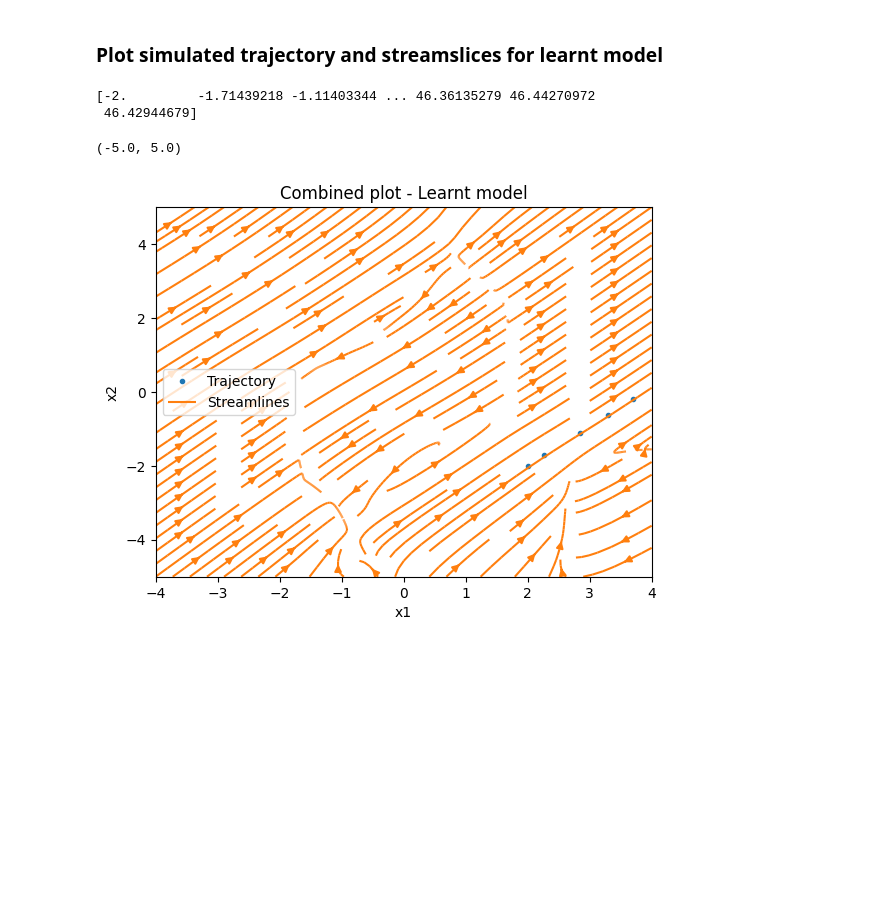
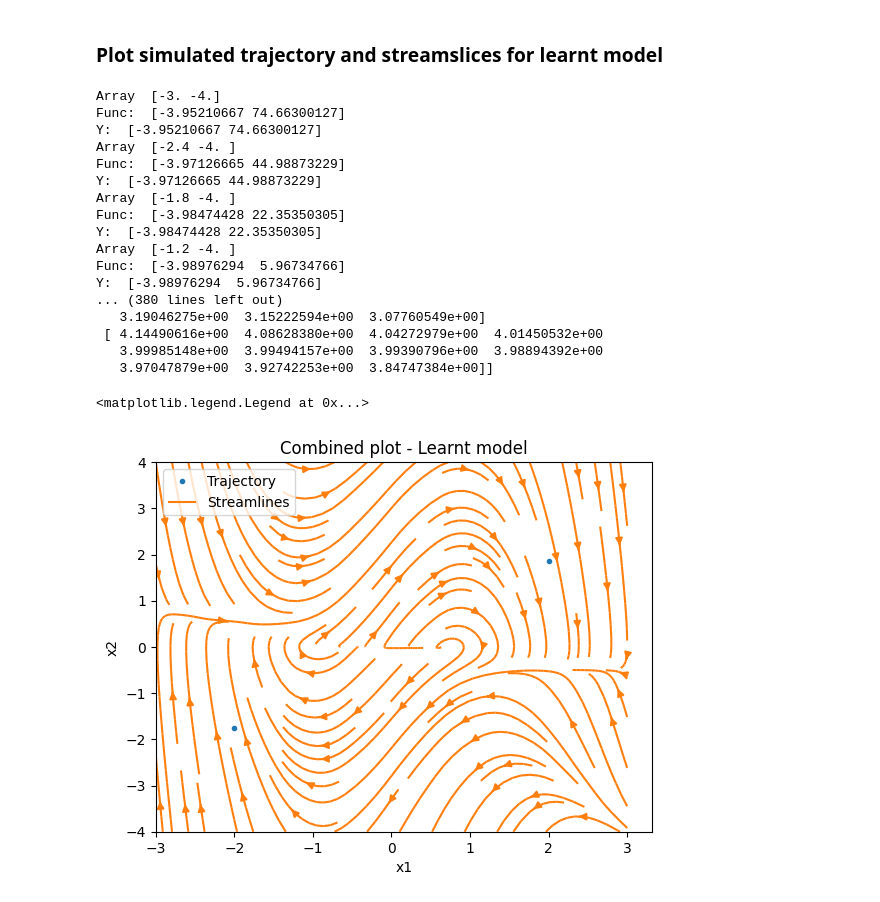
Before and after one commit to helenatp/prosjektoppgaveTPK4560, a Jupyter notebook: src/oscillator_with_rff.ipynb, the cells around one changed output. Cells and saved outputs as stored; diff of their text form; code cells hidden in the pictures; blank space fills up the shorter version.

Commit message:
u-learnt and v-learnt works

```diff
--- a/src/oscillator_with_rff.ipynb
+++ b/src/oscillator_with_rff.ipynb
@@ -197,28 +200,33 @@ def psi_vector(x, w, b, m):
     return np.array(psi_vector)
 
 def capital_psi(x, w, b, m, dim):
-    psi = psi_vector(x,w,b,m)
+    psi = psi_vector(x, w, b, m)
     return np.kron(psi, np.eye(dim))
-
 
 def phi(x, w, b, n, m, dim):
     phi = np.zeros((dim*n, dim*m))
-    print(phi.shape)
     for i in range(0, n):
         psi = capital_psi(x[:,i], w, b, m, dim)
-        phi[dim*i] = psi[0].T
-        phi[dim*i+1] = psi[1].T
+        phi[dim*i] = psi[0]
+        phi[dim*i+1] = psi[1]
+    print("Phi: ", phi)
+    print("Shape: ", phi.shape)
     return phi
 
 def alpha_approx(x_vector, y, dim, m, lam, n):
     phi_ = phi(x_vector, w, b, n, m, dim)
-    print(phi_.shape)
     alpha_inv_part = np.linalg.inv(phi_.T @ phi_ + lam*np.eye(dim*m))
-    y_reshaped = np.reshape(y, (-1,1))
+    y_reshaped = np.array(np.ravel([y[0], y[1]], 'F')) # Viktig!
     alpha = alpha_inv_part @ (phi_.T @ y_reshaped)
     return alpha
 # %%
+x_train = x[:, data_series_start:data_series_end+1]
+y_train = y[:, data_series_start:data_series_end+1]
+num_of_points = x_train.shape[1]
+dim_of_function = y_train.shape[0]
+
 # Get alphas (coefficient vectors)
 lambda_ = 0.000001 # regularization parameter lamda
 alpha_array_rff = alpha_approx(x_train, y_train, dim_of_function, num_of_samples, lambda_, num_of_points)
+phi_ = phi(x_train, w, b, num_of_points, num_of_samples, dim_of_function)
 # %% [output]
@@ -227,5 +250,5 @@ alpha_array_rff = alpha_approx(x_train, y_train, dim_of_function, num_of_samples
 # %%
-# Create callable function for learnt dynamics (straight from working note)
 def learnt_model(t, x):
     func = capital_psi(x, w, b, num_of_samples, dim_of_function) @ alpha_array_rff
-    return func.T
+    print("Func: ", func)
+    return func
@@ -233,13 +258,15 @@ def learnt_model(t, x):
 ### Simulation paramters
 # %%
 init_time = 0
-end_time = 50
+end_time = 10
 timespan = np.array([init_time, end_time])
 init_condition = np.array(([2, -2]))
 
 print(init_condition.shape)
 
 # Solve diff. equations using learnt model with solve_ivp
+#data_series = solve_ivp(learnt_model, timespan, init_condition).y
 data_series = solve_ivp(learnt_model, timespan, init_condition).y
+print(data_series)
 # %% [output]
 (2,)
@@ -248,26 +291,45 @@ data_series = solve_ivp(learnt_model, timespan, init_condition).y
 # %%
 u_learnt = np.zeros(X1.shape)
 v_learnt = np.zeros(X1.shape)
 
+# Create callable function for learnt dynamics (straight from working note)
+
 # for loop to get the velocity at each point witht the learnt model
 for (i,j), value in np.ndenumerate(X1):
 
+    print("Array ", np.array([value, X2[i, j]]))
     # get velocities at each point
     Y_prime = learnt_model(t, np.array([value, X2[i, j]]))
-    u_learnt[i,j] = Y_prime[:,0]
-    v_learnt[i,j] = Y_prime[:,1]
+    print("Y: ", Y_prime)
+    u_learnt[i,j] = Y_prime[0]
+    v_learnt[i,j] = Y_prime[1]
+
+print("U ", u_learnt)
 
 plt.figure()
 plt.title('Combined plot - Learnt model')
-plt.plot(data_series[0, :], data_series[1, :], '.', linewidth=1)
+plt.plot(data_series[:, 0], data_series[:, 1], '.', linewidth=1)
 plt.streamplot(X1, X2, u_learnt, v_learnt)
 plt.xlabel('x1')
 plt.ylabel('x2')
 plt.legend(['Trajectory', 'Streamlines'])
-plt.xlim([lower_bound_x1, upper_bound_x1])
-plt.ylim([lower_bound_x2, upper_bound_x2])
 # %% [output]
-[-2.         -1.71439218 -1.11403344 ... 46.36135279 46.44270972
- 46.42944679]
+Array  [-3. -4.]
+Func:  [-3.95210667 74.66300127]
+Y:  [-3.95210667 74.66300127]
+Array  [-2.4 -4. ]
+Func:  [-3.97126665 44.98873229]
+Y:  [-3.97126665 44.98873229]
+Array  [-1.8 -4. ]
+Func:  [-3.98474428 22.35350305]
+Y:  [-3.98474428 22.35350305]
+Array  [-1.2 -4. ]
+Func:  [-3.98976294  5.96734766]
+Y:  [-3.98976294  5.96734766]
+... (380 lines left out)
+   3.19046275e+00  3.15222594e+00  3.07760549e+00]
+ [ 4.14490616e+00  4.08628380e+00  4.04272979e+00  4.01450532e+00
+   3.99985148e+00  3.99494157e+00  3.99390796e+00  3.98894392e+00
+   3.97047879e+00  3.92742253e+00  3.84747384e+00]]
-(-5.0, 5.0)
+<matplotlib.legend.Legend at 0x...>
-[figure, old version]
+[figure, new version]
```
Also changed, not shown: parts of 9 cells of this notebook.
